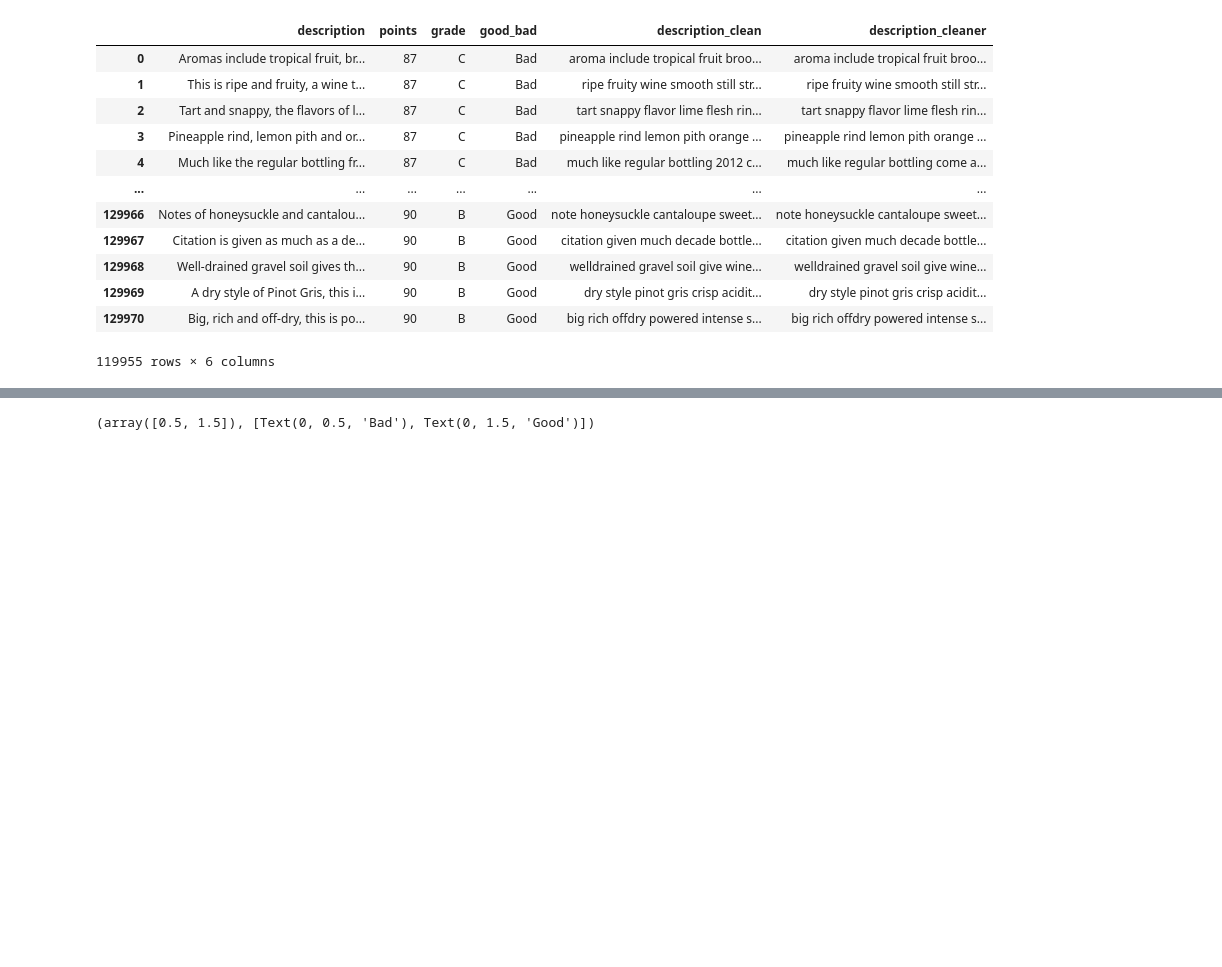
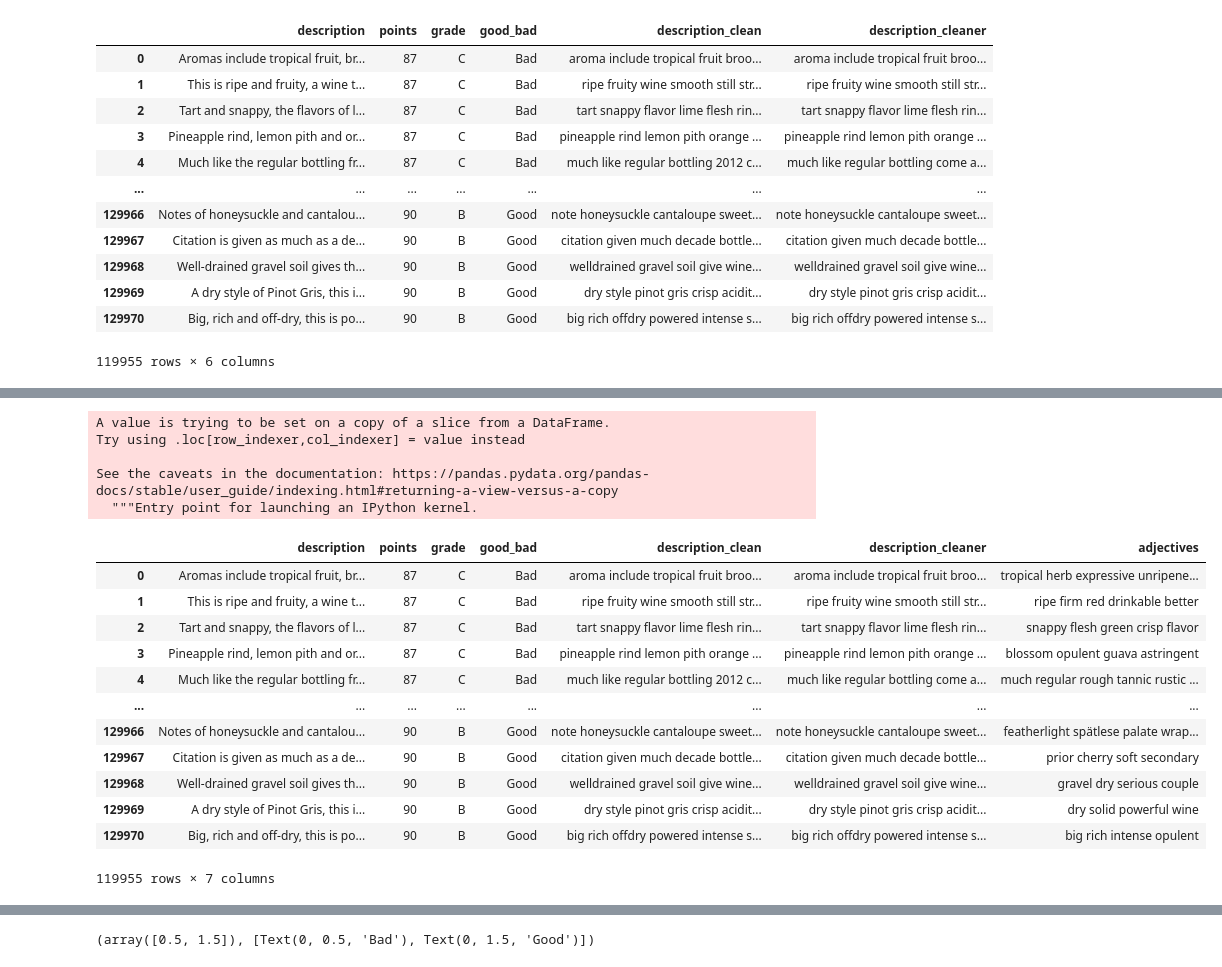
Before and after one commit to rahilanath/Final_Project, a Jupyter notebook: text_analysis.ipynb, the cells around one changed output, grey strips where cells are left out. Cells and saved outputs as stored; diff of their text form; code cells hidden in the pictures; blank space fills up the shorter version.

Commit message:
adding final text notebooks and data files

```diff
--- a/text_analysis.ipynb
+++ b/text_analysis.ipynb
@@ -251,4 +269,23 @@ See the caveats in the documentation: https://pandas.pydata.org/pandas-docs/stab
 # %%
-# clean_wines['adjectives'] = all_adj_string_list
-# clean_wines
+clean_wines['adjectives'] = all_adj_string_list
+clean_wines
+# %% [output]
+A value is trying to be set on a copy of a slice from a DataFrame.
+Try using .loc[row_indexer,col_indexer] = value instead
+
+See the caveats in the documentation: https://pandas.pydata.org/pandas-docs/stable/user_guide/indexing.html#returning-a-view-versus-a-copy
+  """Entry point for launching an IPython kernel.
+|  | description | points | grade | good_bad | description_clean | description_cleaner | adjectives |
+| 0 | Aromas include tropical fruit, br... | 87 | C | Bad | aroma include tropical fruit broo... | aroma include tropical fruit broo... | tropical herb expressive unripene... |
+| 1 | This is ripe and fruity, a wine t... | 87 | C | Bad | ripe fruity wine smooth still str... | ripe fruity wine smooth still str... | ripe firm red drinkable better |
+| 2 | Tart and snappy, the flavors of l... | 87 | C | Bad | tart snappy flavor lime flesh rin... | tart snappy flavor lime flesh rin... | snappy flesh green crisp flavor |
+| 3 | Pineapple rind, lemon pith and or... | 87 | C | Bad | pineapple rind lemon pith orange ... | pineapple rind lemon pith orange ... | blossom opulent guava astringent |
+| 4 | Much like the regular bottling fr... | 87 | C | Bad | much like regular bottling 2012 c... | much like regular bottling come a... | much regular rough tannic rustic ... |
+| ... | ... | ... | ... | ... | ... | ... | ... |
+| 129966 | Notes of honeysuckle and cantalou... | 90 | B | Good | note honeysuckle cantaloupe sweet... | note honeysuckle cantaloupe sweet... | featherlight spätlese palate wrap... |
+| 129967 | Citation is given as much as a de... | 90 | B | Good | citation given much decade bottle... | citation given much decade bottle... | prior cherry soft secondary |
+| 129968 | Well-drained gravel soil gives th... | 90 | B | Good | welldrained gravel soil give wine... | welldrained gravel soil give wine... | gravel dry serious couple |
+| 129969 | A dry style of Pinot Gris, this i... | 90 | B | Good | dry style pinot gris crisp acidit... | dry style pinot gris crisp acidit... | dry solid powerful wine |
+| 129970 | Big, rich and off-dry, this is po... | 90 | B | Good | big rich offdry powered intense s... | big rich offdry powered intense s... | big rich intense opulent |
+119955 rows × 7 columns
 # %%
```
Also changed, not shown: parts of 17 cells of this notebook, 3 other files.
